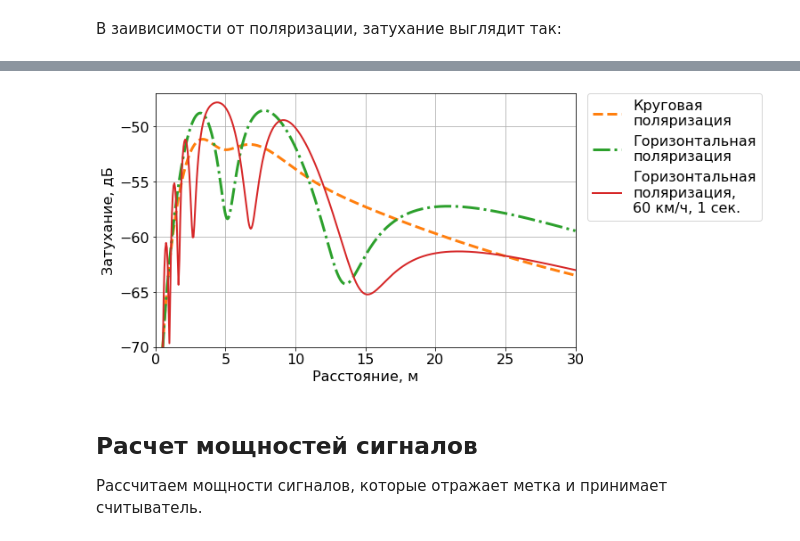
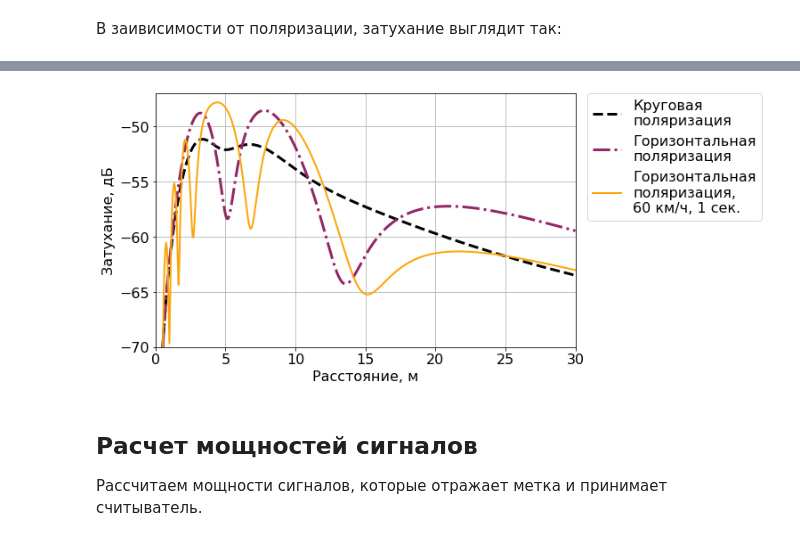
Before and after one commit to kruglov-mipt/diplom, a Jupyter notebook: experiments/Channel.ipynb, the cells around one changed output, grey strips where cells are left out. Cells and saved outputs as stored; diff of their text form; code cells hidden in the pictures.

```diff
--- a/experiments/Channel.ipynb
+++ b/experiments/Channel.ipynb
@@ -37,7 +37,7 @@ from pyons.models.rfid.pyradise import w2dbm, dbm2w, db2lin
 matplotlib.rcParams.update({'font.size': 16})
 
 # Цветовая схема для графиков
-CMAP_NAME = 'viridis'
+CMAP_NAME = 'inferno'
 matplotlib.rcParams.update({'image.cmap': CMAP_NAME})
 # %% [markdown]
 Определим переменные окружения, которые будут использоваться в эксперименте.
@@ -272,34 +281,34 @@ plot_pathlosses(("pathloss.pdf", "pathloss.png"))
 # %%
 def plot_pathloss_with_doppler(out: Union[str, Sequence[str]] = ()) -> None:
     ox = np.linspace(0.4, 30, 500)
 
     yc = [get_pathloss(x, CIRCULAR_POLARIZATION) for x in ox]
     yh = [get_pathloss(x, HORIZONTAL_POLARIZATION) for x in ox]
     yh60 = [get_pathloss(x, HORIZONTAL_POLARIZATION, v=kmph2mps(60), t=1)
             for x in ox]
 
     fig, ax = plt.subplots(figsize=(8, 5), nrows=1, ncols=1)
 
     ax.set_xlabel("Расстояние, м")
     ax.set_ylabel("Затухание, дБ")
     ax.plot(ox, yc, label="Круговая\nполяризация",
-            linestyle='--', linewidth=3, color='C1')
+            linestyle='--', linewidth=3, color=get_color(0))
     ax.plot(ox, yh, label="Горизонтальная\nполяризация",
-            linestyle='-.', linewidth=3, color='C2')
+            linestyle='-.', linewidth=3, color=get_color(0.4))
     ax.plot(ox, yh60, label="Горизонтальная\nполяризация,\n60 км/ч, 1 сек.",
-            linestyle='-', linewidth=2, color='C3')
+            linestyle='-', linewidth=2, color=get_color(0.8))
     ax.set_xlim((0, ox[-1]))
     ax.set_ylim((-70, -47))
     ax.grid()
     fig.legend(*ax.get_legend_handles_labels(),
                loc='center right', bbox_to_anchor=(1.33, 0.755))
     plt.tight_layout()
 
     savefig(out)
 
 plot_pathloss_with_doppler(("pathloss_3.png", "pathloss_3.pdf"))
 # %% [output]
-[figure, old version]
+[figure, new version]
 # %% [markdown]
 ## Расчет мощностей сигналов
 
```
Also changed, not shown: parts of 6 cells of this notebook, 14 other files.
